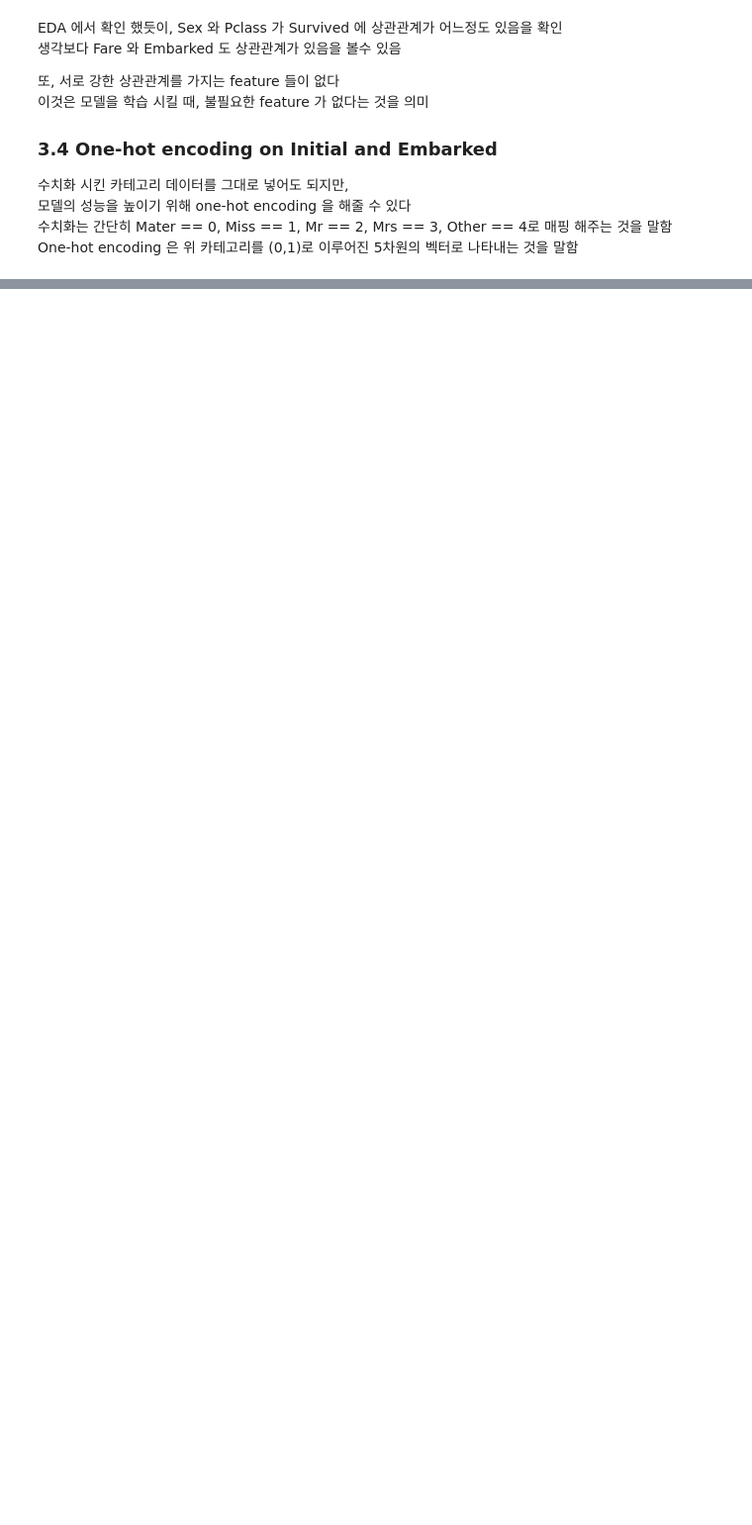
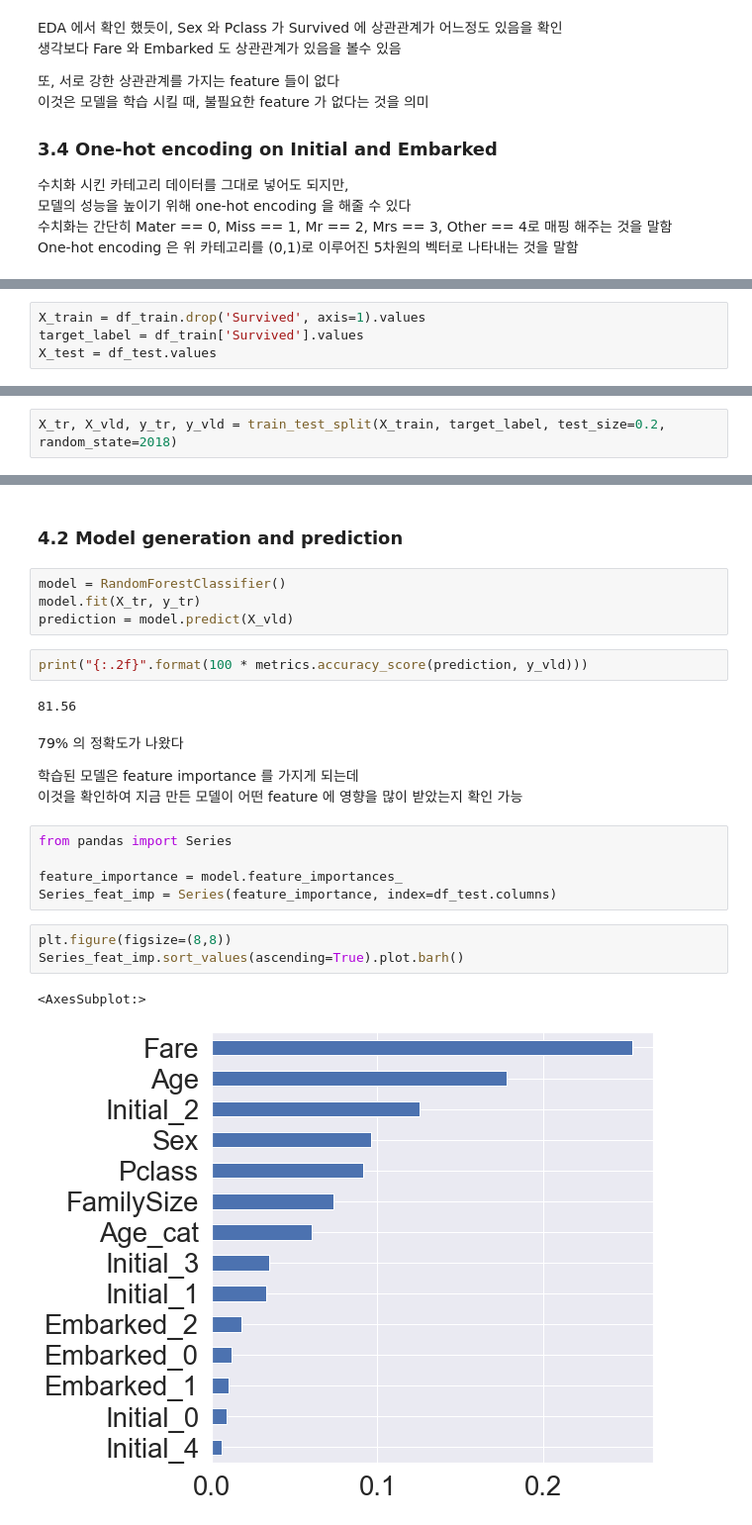
Before and after one commit to ming-90/Kaggle_Study, a Jupyter notebook: 1.titanic/titanic.ipynb, the cells around one changed output, grey strips where cells are left out. Shown at 99% size. Saved outputs shown, nothing was run; the diff lists cells and outputs as text; blank space fills up the shorter version.

```diff
--- a/1.titanic/titanic.ipynb
+++ b/1.titanic/titanic.ipynb
@@ -633,0 +693,4 @@ One-hot encoding 은 위 카테고리를 (0,1)로 이루어진 5차원의 벡터
+# %%
+X_train = df_train.drop('Survived', axis=1).values
+target_label = df_train['Survived'].values
+X_test = df_test.values
@@ -633,0 +705,2 @@ One-hot encoding 은 위 카테고리를 (0,1)로 이루어진 5차원의 벡터
+# %%
+X_tr, X_vld, y_tr, y_vld = train_test_split(X_train, target_label, test_size=0.2, random_state=2018)
@@ -633,0 +711,26 @@ One-hot encoding 은 위 카테고리를 (0,1)로 이루어진 5차원의 벡터
+# %% [markdown]
+### 4.2 Model generation and prediction
+# %%
+model = RandomForestClassifier()
+model.fit(X_tr, y_tr)
+prediction = model.predict(X_vld)
+# %%
+print("{:.2f}".format(100 * metrics.accuracy_score(prediction, y_vld)))
+# %% [output]
+81.56
+# %% [markdown]
+79% 의 정확도가 나왔다
+
+학습된 모델은 feature importance 를 가지게 되는데\
+이것을 확인하여 지금 만든 모델이 어떤 feature 에 영향을 많이 받았는지 확인 가능
+# %%
+from pandas import Series
+
+feature_importance = model.feature_importances_
+Series_feat_imp = Series(feature_importance, index=df_test.columns)
+# %%
+plt.figure(figsize=(8,8))
+Series_feat_imp.sort_values(ascending=True).plot.barh()
+# %% [output]
+<AxesSubplot:>
+[figure, added]
```
Also changed, not shown: parts of 26 cells of this notebook, 1 other file.
